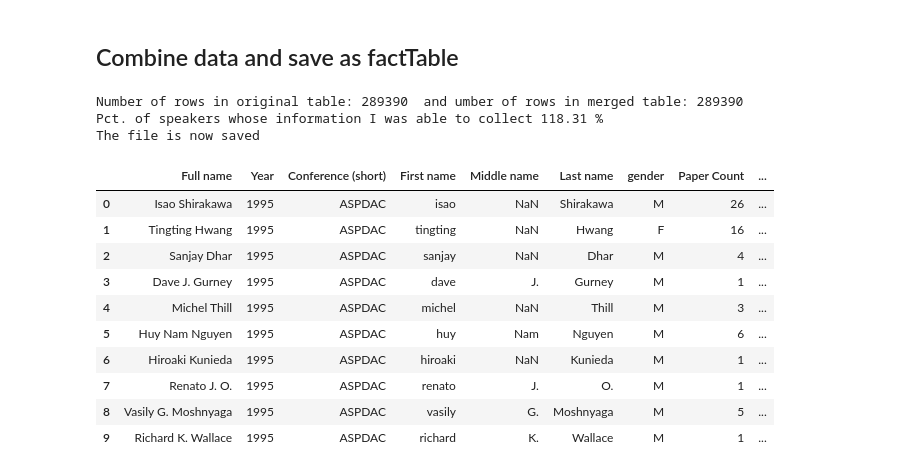
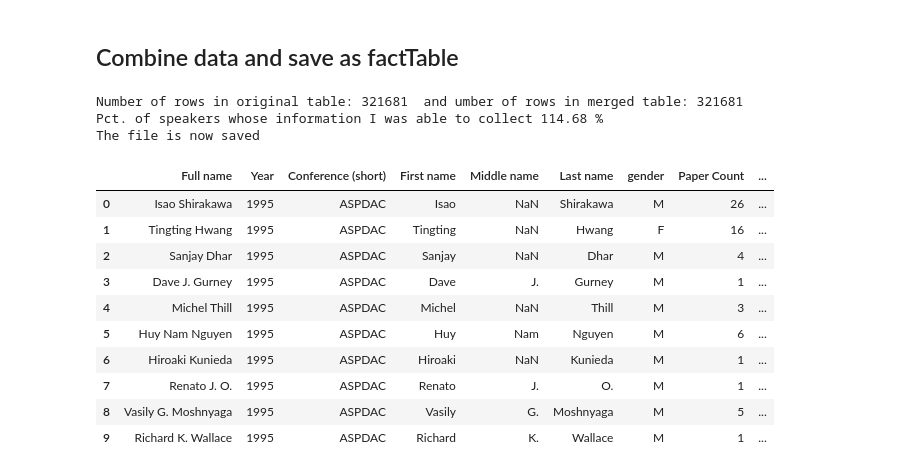
Before and after one commit to mariespedersen/Thesis_github, a Jupyter notebook: Get_Paper_info.ipynb, the cells around one changed output. Saved outputs shown, nothing was run; the diff lists cells and outputs as text; code cells hidden in the pictures.

```diff
--- a/Get_Paper_info.ipynb
+++ b/Get_Paper_info.ipynb
@@ -7,8 +7,8 @@ These notebook will get the paper info for each speakers in the conference. The
 ## Load the data
 # %%
 # Append all files in Data folder as a datafrom, and add a column for the file name without the extension and folder name
-df_new  = pd.read_csv(os.path.join(folder_path,'factInvited_init.csv'), encoding='utf-8')
-df_base  = pd.read_csv(os.path.join(folder_path,'factInvited.csv'), encoding='utf-8')
+df_new  = pd.read_csv(os.path.join(filepath,'factProceedings_init.csv'), encoding='utf-8')
+df_base  = pd.read_csv(os.path.join(filepath,'factProceedings.csv'), encoding='utf-8')
 
 # Find new names
 df_new = df_new[~df_new['Full name'].isin(df_base['Full name'])].reset_index(drop=True)
@@ -69,4 +69,5 @@ for Author in tqdm(dblp_name[:8176]):
         df1 = df1.append(df2, ignore_index=True)
     time.sleep(1)
 # %%
-df1.to_csv(os.path.join(folder_path,"paper_count_per_year.csv"), index=False)
+df1.to_csv(os.path.join(filepath,"paper_count_per_year_1.csv"), index=False)
+df3 = df1.copy()
@@ -74,51 +91,58 @@ df1.to_csv(os.path.join(folder_path,"paper_count_per_year.csv"), index=False)
 ## Combine data and save as factTable
 # %%
 # Load the initial factTable
-df  = pd.read_csv(os.path.join(folder_path,'factProceedings_init.csv'), encoding='utf-8')
+df  = pd.read_csv(os.path.join(filepath,'factProceedings_init.csv'), encoding='utf-8')
 # Load the table with paper count per year
-df1 = pd.read_csv(os.path.join(folder_path,'paper_count_per_year_proceedings.csv'), encoding='utf-8')
+df2 = pd.read_csv(os.path.join(filepath,'paper_count_per_year_proceedings.csv'), encoding='utf-8')
+# concat df1 and df2
+df1 = pd.concat([df2,df3], axis=0, ignore_index=True)
 # %%
 df1['Full name'] = df1['Full name'].str.replace('%20', ' ')
 df1 = df1.drop_duplicates().reset_index(drop=True)
+df1['Year'] = df1['Year'].astype(int)
+df1['Year Count'] = df1['Year Count'].astype(int)
+
 df1 = df1.sort_values(by=['Year'], ascending=True)
 
 df1['Year Count'] = df1.groupby('Full name')['Year Count'].cumsum()
 
-df1['max_year_count'] = df1.groupby('Full name')['Year Count'].transf  orm('max')
+df1['max_year_count'] = df1.groupby('Full name')['Year Count'].transform('max')
+df1['First year paper'] = df1.groupby('Full name')['Year'].transform('min')
 # %%
 # create a function to get the paper count for a given name and year
 def get_paper_count(name, year):
     df = df1[df1['Full name'] == name]
     paper_count = df[df['Year'] <= year]['Year Count']
     if len(paper_count) == 0:
         return 0
     return paper_count.iloc[-1]
 
 # merge the dataframes and add a new column with the paper count
 merged = pd.merge(df, df1.drop_duplicates(subset=['Full name']), on='Full name', how='left')
 merged['Year Count'] = merged.apply(lambda x: get_paper_count(x['Full name'], x['Year_x']), axis=1)
 
 # Clean up and control check
 print("Number of rows in original table:",df.shape[0], " and umber of rows in merged table:",merged.shape[0])
 print("Pct. of speakers whose information I was able to collect",round((df['Full name'].nunique()/df1['Full name'].nunique())*100,2),"%")
 merged['max_year_count'] = merged['max_year_count'].fillna(0)
+merged['First year paper'] = merged['First year paper'].fillna(0)
 merged = merged.drop(columns=['Year_y'])
 merged = merged.rename(columns={'Year_x': 'Year', 'Year Count': 'Paper Count', 'max_year_count': 'Max Paper Count'})
-merged.to_csv(os.path.join(folder_path, "factProceedings.csv"))
+merged.to_csv(os.path.join(filepath, "factInvited.csv"), index=False)
 print("The file is now saved")
 merged.head(10)
 # %% [output]
-Number of rows in original table: 289390  and umber of rows in merged table: 289390
-Pct. of speakers whose information I was able to collect 118.31 %
+Number of rows in original table: 321681  and umber of rows in merged table: 321681
+Pct. of speakers whose information I was able to collect 114.68 %
 The file is now saved
 |  | Full name | Year | Conference (short) | First name | Middle name | Last name | gender | Paper Count | ... |
-| 0 | Isao Shirakawa | 1995 | ASPDAC | isao | NaN | Shirakawa | M | 26 | ... |
-| 1 | Tingting Hwang | 1995 | ASPDAC | tingting | NaN | Hwang | F | 16 | ... |
-| 2 | Sanjay Dhar | 1995 | ASPDAC | sanjay | NaN | Dhar | M | 4 | ... |
-| 3 | Dave J. Gurney | 1995 | ASPDAC | dave | J. | Gurney | M | 1 | ... |
-| 4 | Michel Thill | 1995 | ASPDAC | michel | NaN | Thill | M | 3 | ... |
-| 5 | Huy Nam Nguyen | 1995 | ASPDAC | huy | Nam | Nguyen | M | 6 | ... |
-| 6 | Hiroaki Kunieda | 1995 | ASPDAC | hiroaki | NaN | Kunieda | M | 1 | ... |
-| 7 | Renato J. O. | 1995 | ASPDAC | renato | J. | O. | M | 1 | ... |
-| 8 | Vasily G. Moshnyaga | 1995 | ASPDAC | vasily | G. | Moshnyaga | M | 5 | ... |
-| 9 | Richard K. Wallace | 1995 | ASPDAC | richard | K. | Wallace | M | 1 | ... |
+| 0 | Isao Shirakawa | 1995 | ASPDAC | Isao | NaN | Shirakawa | M | 26 | ... |
+| 1 | Tingting Hwang | 1995 | ASPDAC | Tingting | NaN | Hwang | F | 16 | ... |
+| 2 | Sanjay Dhar | 1995 | ASPDAC | Sanjay | NaN | Dhar | M | 4 | ... |
+| 3 | Dave J. Gurney | 1995 | ASPDAC | Dave | J. | Gurney | M | 1 | ... |
+| 4 | Michel Thill | 1995 | ASPDAC | Michel | NaN | Thill | M | 3 | ... |
+| 5 | Huy Nam Nguyen | 1995 | ASPDAC | Huy | Nam | Nguyen | M | 6 | ... |
+| 6 | Hiroaki Kunieda | 1995 | ASPDAC | Hiroaki | NaN | Kunieda | M | 1 | ... |
+| 7 | Renato J. O. | 1995 | ASPDAC | Renato | J. | O. | M | 1 | ... |
+| 8 | Vasily G. Moshnyaga | 1995 | ASPDAC | Vasily | G. | Moshnyaga | M | 5 | ... |
+| 9 | Richard K. Wallace | 1995 | ASPDAC | Richard | K. | Wallace | M | 1 | ... |
```
Also changed, not shown: parts of 1 cell of this notebook, 3 other files.
